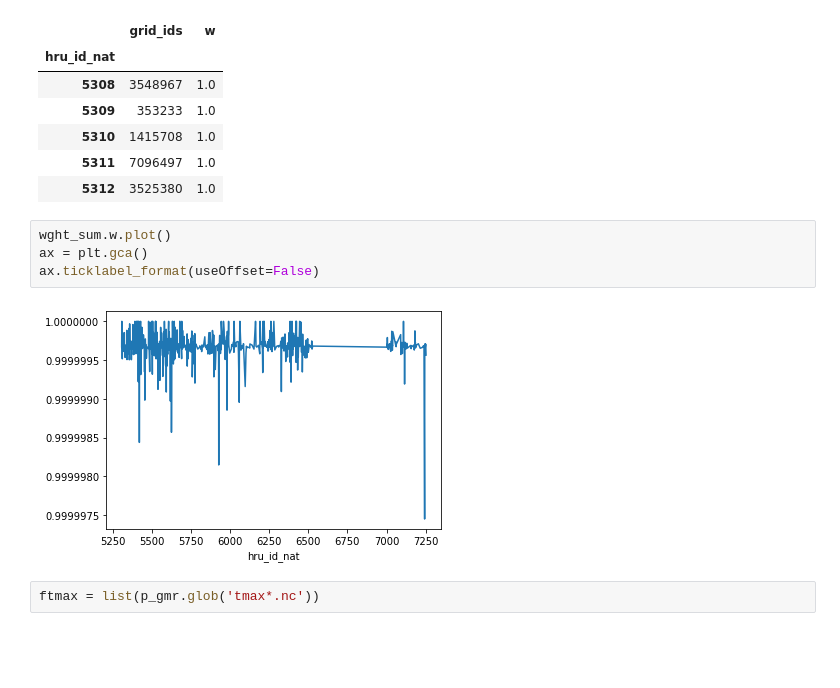
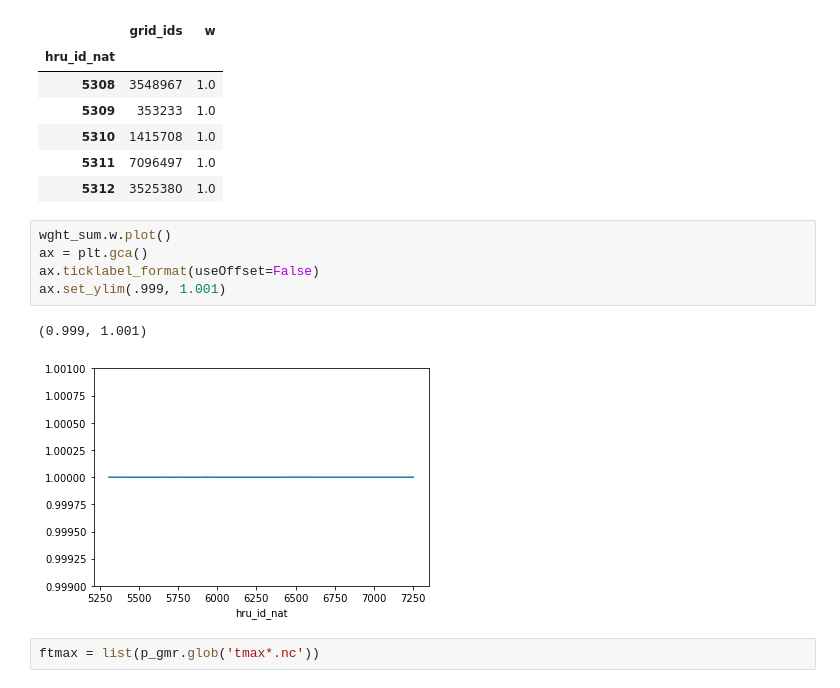
Before and after one commit to nhm-usgs/GridMetETL, a Jupyter notebook: Examples/Delaware_example.ipynb, the cells around one changed output. Drawn from its saved outputs; the diff is of its cells as text; blank space fills up the shorter version.

```diff
--- a/Examples/Deleware_example.ipynb
+++ b/Examples/Delaware_example.ipynb
@@ -76,9 +76,11 @@ wght_sum.head()
 # %%
 wght_sum.w.plot()
 ax = plt.gca()
 ax.ticklabel_format(useOffset=False)
+ax.set_ylim(.999, 1.001)
 # %% [output]
+(0.999, 1.001)
-[figure, old version]
+[figure, new version]
 # %%
 ftmax = list(p_gmr.glob('tmax*.nc'))
 # %%
```
